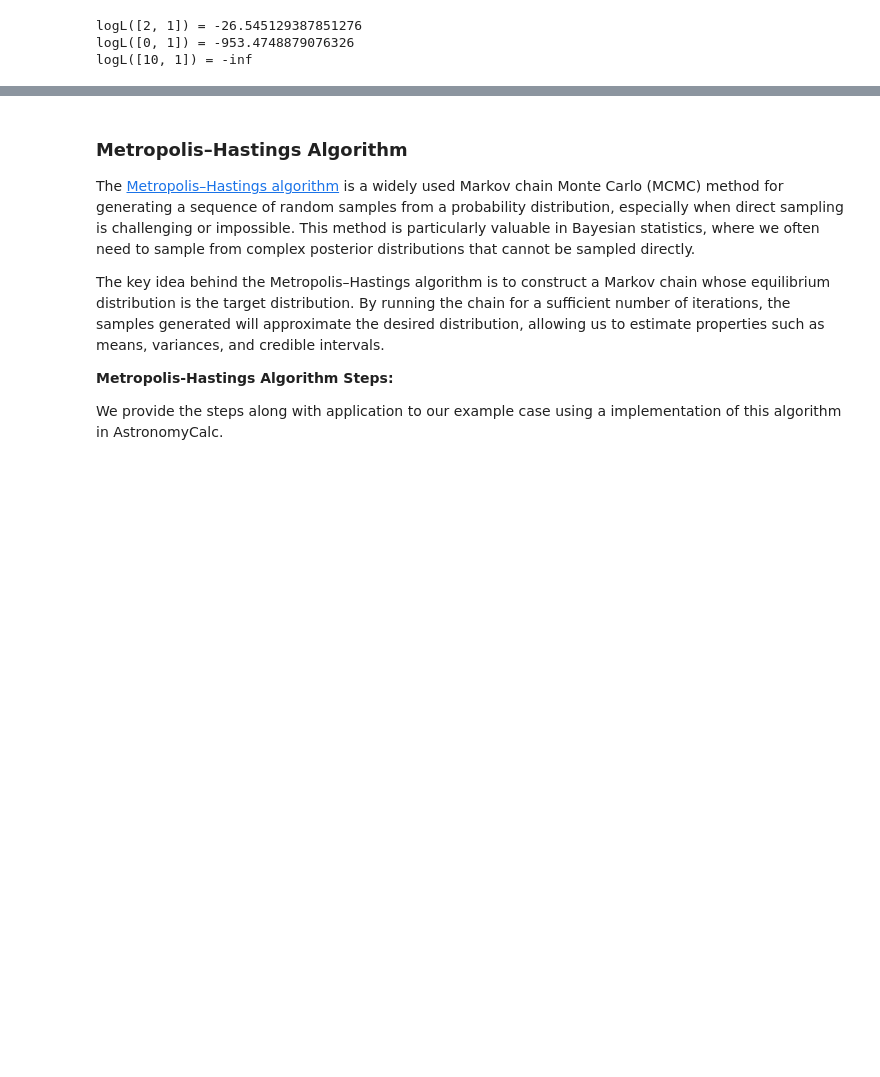
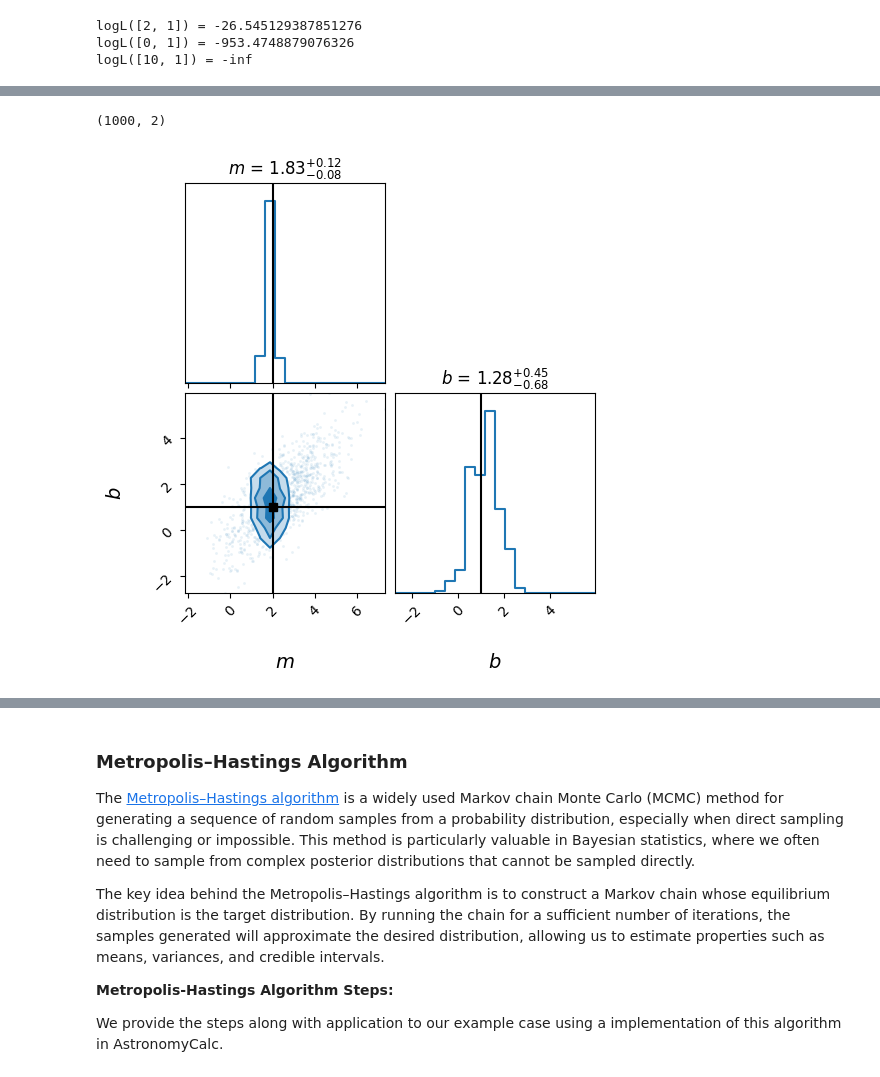
Before and after one commit to sambit-giri/AstronomyCalc, a Jupyter notebook: notebooks/bayesian_inference.ipynb, the cells around one changed output, grey strips where cells are left out. Cells and saved outputs as stored; diff of their text form; code cells hidden in the pictures; blank space fills up the shorter version.

```diff
--- a/notebooks/bayesian_inference.ipynb
+++ b/notebooks/bayesian_inference.ipynb
@@ -89,0 +146,5 @@ logL([10, 1]) = -inf
+# %%
+AstronomyCalc.plot_posterior_corner(samples, labels, truths=true_param, weights=weights)
+# %% [output]
+(1000, 2)
+[figure, added]
```
Also changed, not shown: parts of 78 cells of this notebook, 2 other files.
